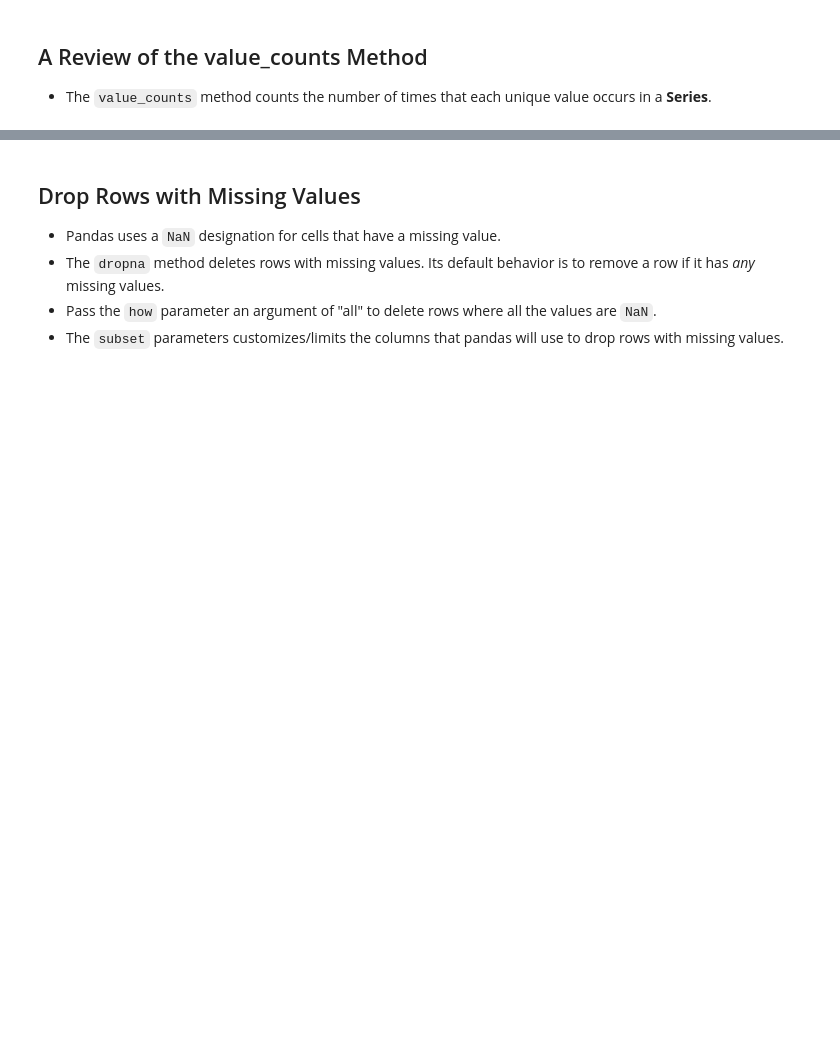
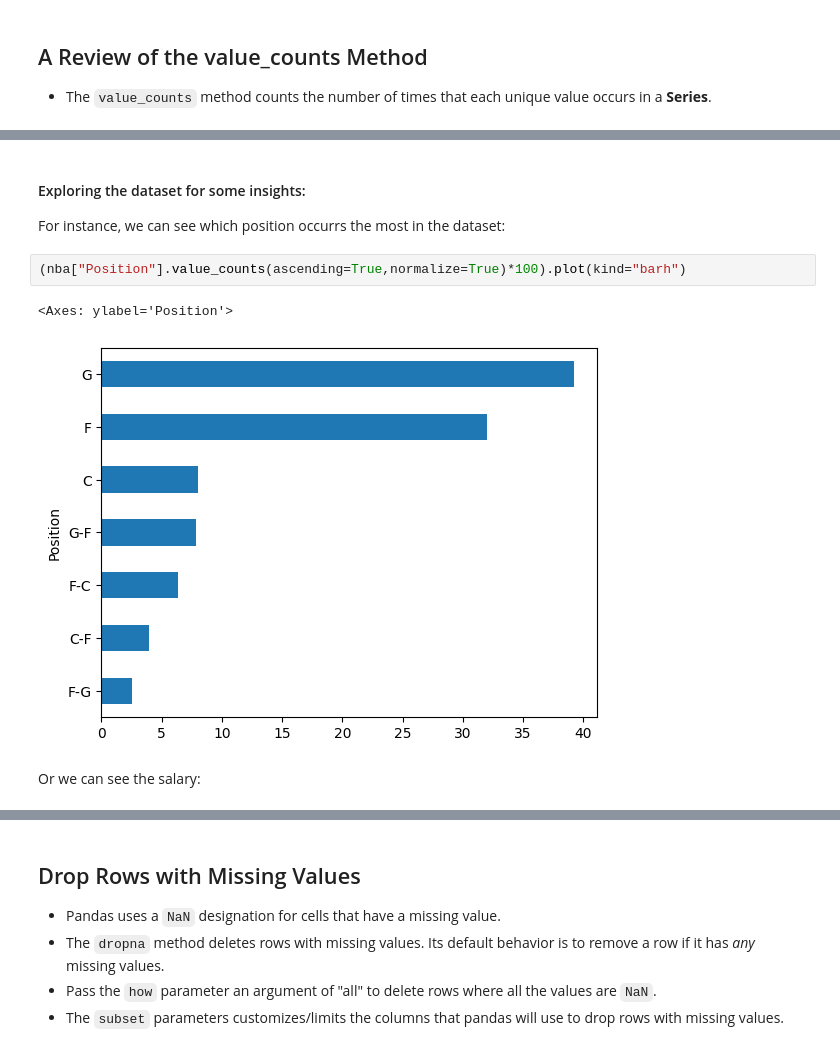
Before and after one commit to abhijeet-bhambere/pashkavers-pandas-trail, a Jupyter notebook: 04 - DataFrames I - Introduction.ipynb, the cells around one changed output, grey strips where cells are left out. Cells and saved outputs as stored; diff of their text form; blank space fills up the shorter version.

```diff
--- a/04 - DataFrames I - Introduction.ipynb
+++ b/04 - DataFrames I - Introduction.ipynb
@@ -342,0 +453,10 @@ nba[select_columns].head()
+# %% [markdown]
+#### Exploring the dataset for some insights:
+For instance, we can see which position occurrs the most in the dataset:
+# %%
+(nba["Position"].value_counts(ascending=True,normalize=True)*100).plot(kind="barh")
+# %% [output]
+<Axes: ylabel='Position'>
+[figure, added]
+# %% [markdown]
+Or we can see the salary:
```
Also changed, not shown: parts of 42 cells of this notebook.
